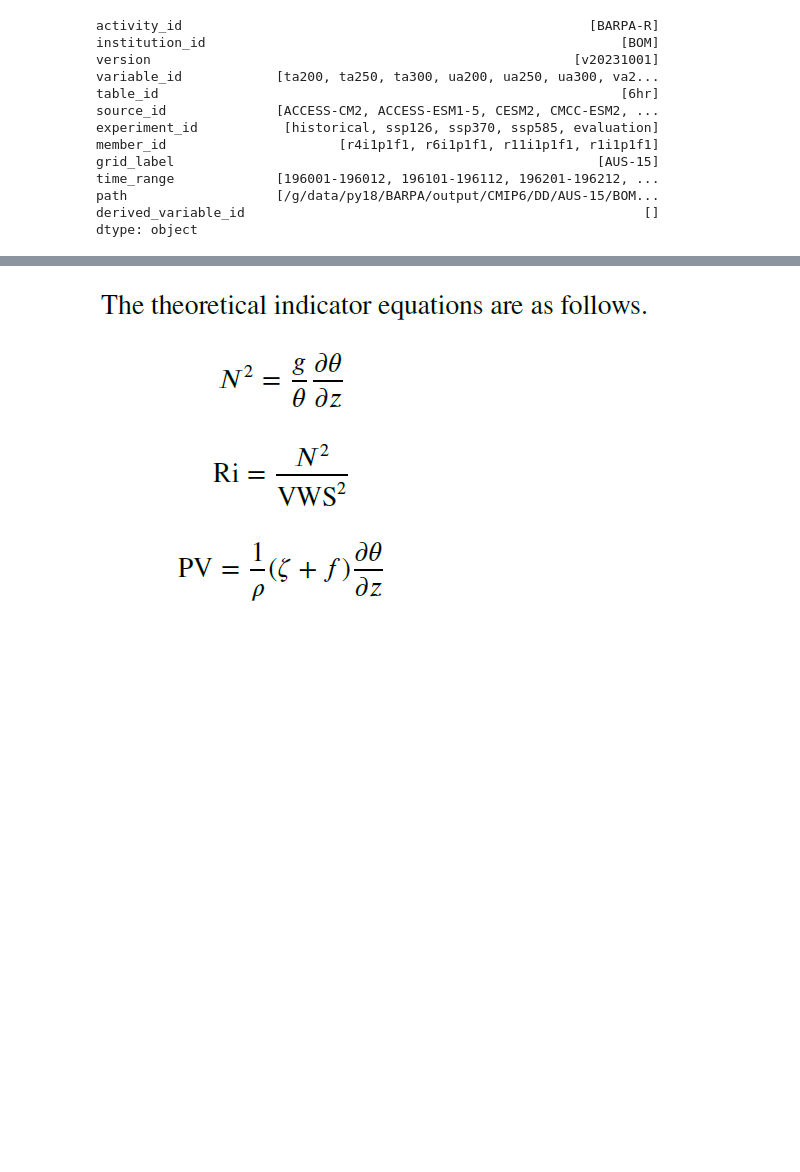
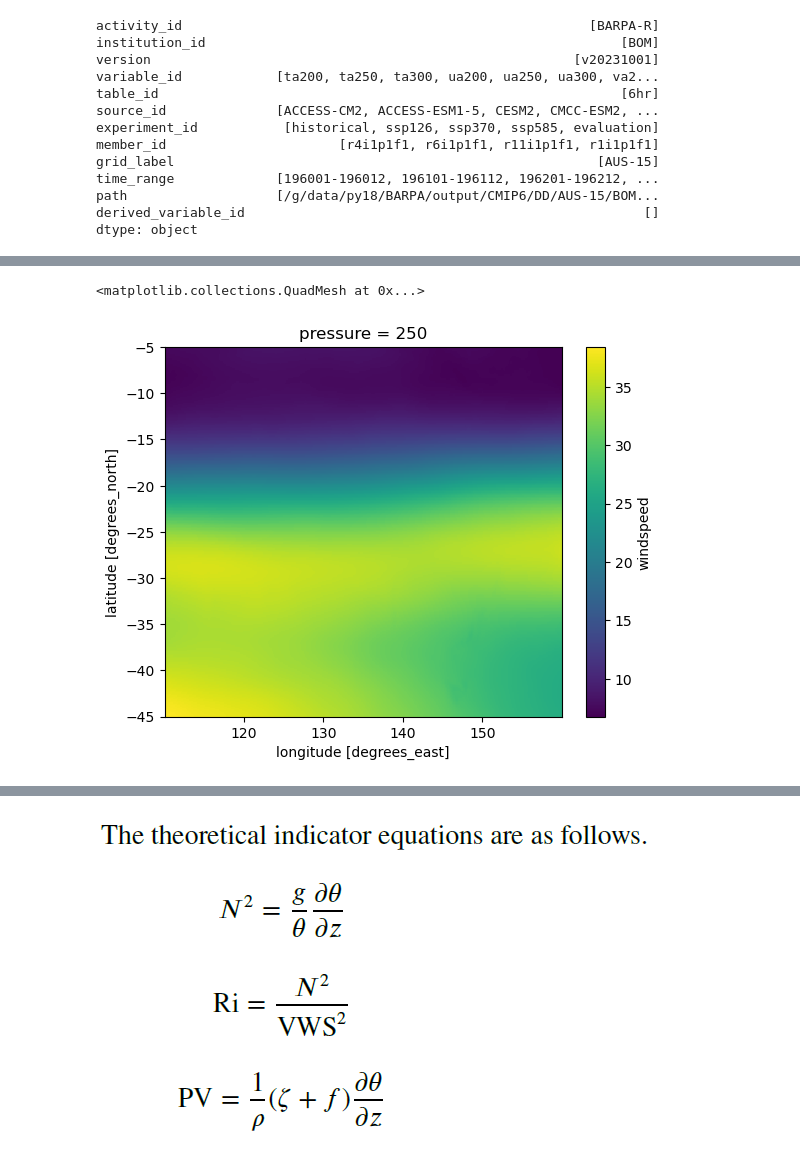
Before and after one commit to xenct/turbulence_AUSCAT, a Jupyter notebook: CAT_indices.ipynb, the cells around one changed output, grey strips where cells are left out. Saved outputs shown, nothing was run; the diff lists cells and outputs as text; code cells hidden in the pictures; blank space fills up the shorter version.

```diff
--- a/CAT_indices.ipynb
+++ b/CAT_indices.ipynb
@@ -500,0 +495,5 @@ Wall time: 1min 28s
+# %%
+%%time
+windspeed_era = ds_era5['windspeed'].sel(pressure=250, time=slice("1980", "1981")).mean("time").compute()
+windspeed_era.plot()
+# %% [output]
@@ -501,3 +502,5 @@ Wall time: 1min 28s
+<matplotlib.collections.QuadMesh at 0x...>
+[figure, new version]
 # %%
 %%time
 (windspeed_barpa - windspeed_era).plot()
```
Also changed, not shown: parts of 21 cells of this notebook.
